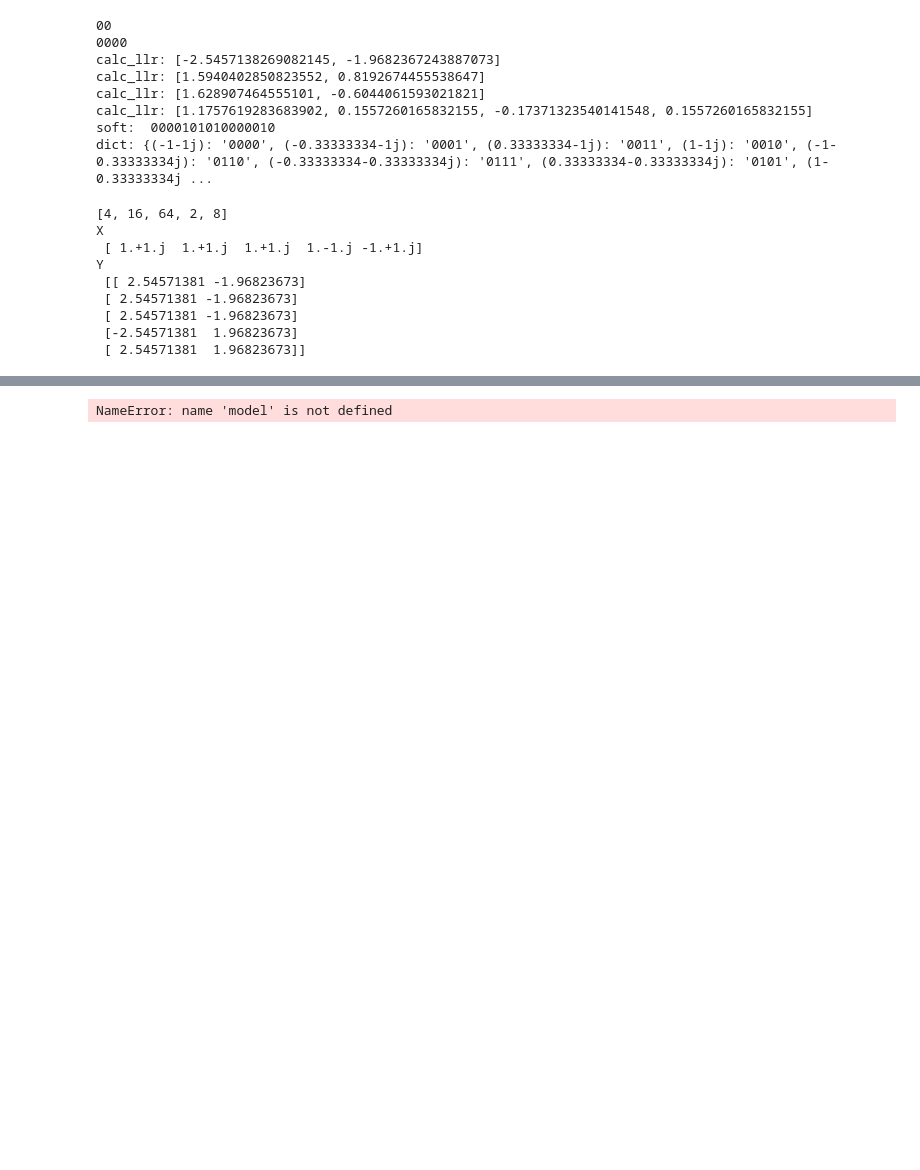
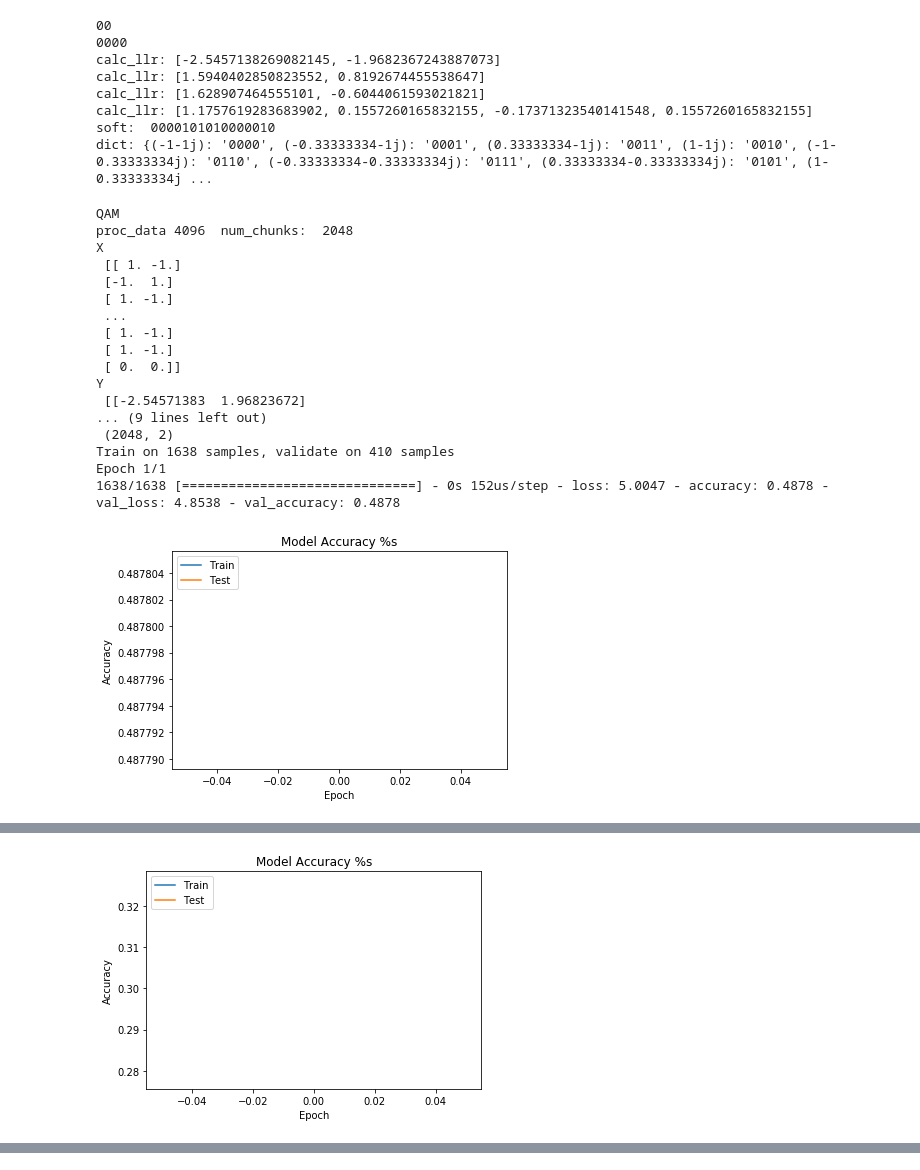
Before and after one commit to AndrewBraunEE/UCLA-ECE-C147-Deep-Learning-and-Neural-Network-Architecture, a Jupyter notebook: Project/EE132A & ECE C147 Soft Decision Project.ipynb, the cells around one changed output, grey strips where cells are left out. Saved outputs shown, nothing was run; the diff lists cells and outputs as text; code cells hidden in the pictures; blank space fills up the shorter version.

Commit message:
Basic ML Training Working

```diff
--- a/Project/EE132A & ECE C147 Soft Decision Project.ipynb
+++ b/Project/EE132A & ECE C147 Soft Decision Project.ipynb
@@ -33,7 +33,7 @@ class BasicModem:
     def TX(self, payload_data): #String type input
         syms_out = np.zeros(int(len(payload_data)/self.bit_num), dtype=np.complex64)
         cnt = 0
-        for i in range(0, len(payload_data), self.bit_num):
+        for i in range(0, len(payload_data) - self.bit_num, self.bit_num):
             syms_out[cnt] = self.inv_dict[payload_data[i:i+self.bit_num]]
             cnt += 1
         return syms_out
@@ -44,7 +44,7 @@ class QAM(BasicModem):
         self.SAMP_RATE = SAMP_RATE
         dim_iq_axis = int(np.sqrt(NUM_SYMBOLS))
         self.coords = []
-        self.symbols = gray_code(dim_iq_axis)
+        self.symbols = gray_code(np.log2(NUM_SYMBOLS))
         MAX_ENERGY = np.sqrt(2) #For QAM with coordinates at (x=1,y=1), normalized energy: divide by sqrt(2)
         x = np.linspace(-1, 1, dim_iq_axis, dtype='complex64')
         x, y = np.meshgrid(x, x)
@@ -66,7 +66,7 @@ class PSK(BasicModem):
             cnt += 1
         #Above generates an array with the approximate locations of the symbols.
         self.dict = dict(zip(self.coords, self.symbols))
-        self.inv_dict = dict(zip(self.coords, self.coords))
+        self.inv_dict = dict(zip(self.symbols, self.coords))
         self.bit_num = int(np.log2(NUM_SYMBOLS))
         print(self.dict)
 # %%
@@ -613,24 +613,26 @@ calc_llr: [1.1757619283683902, 0.1557260165832155, -0.17371323540141548, 0.15572
 soft:  0000101010000010
 dict: {(-1-1j): '0000', (-0.33333334-1j): '0001', (0.33333334-1j): '0011', (1-1j): '0010', (-1-0.33333334j): '0110', (-0.33333334-0.33333334j): '0111', (0.33333334-0.33333334j): '0101', (1-0.33333334j ...
 # %%
-def generateModel(bps = 2):
+def generateModel(in_shape = 2, bps = 2):
     model = Sequential()
-    model.add(Dense(bps, input_dim=bps))
+    model.add(Dense(in_shape, input_shape=(in_shape, )))
+    model.add(Dense(in_shape*2, input_shape=(in_shape, )))
     model.add(Activation('relu'))
-    model.add(Dense(bps, input_dim=bps,
+    model.add(Dense(bps, input_shape=(bps, ),
                    kernel_regularizer=regularizers.l2(0.01),
                     activity_regularizer=regularizers.l1(0.01)))
     return model
 # %%
 #Generate randomized data now
 #Separate into training and test data
-
+%matplotlib inline
 from random import choice
 from sklearn.model_selection import KFold
 from sklearn.model_selection import cross_val_score
 from sklearn.model_selection import train_test_split
 from sklearn import metrics
-RAND_DATA_CREATE = 10
+RAND_DATA_CREATE = 64**2
+#RAND_DATA_CREATE = 8
 REYLEIGH_FADING = np.complex64(1.0)
 
 '''
@@ -641,46 +643,72 @@ myBPSK = PSK(NUM_SYMBOLS = 2)
 myPSK8 = PSK(NUM_SYMBOLS = 16)
 '''
 
 myModems = [myqam4, myqam16, myqam64, myBPSK, myPSK8]
 names = ['QAM', 'QAM16', 'QAM64', 'BPSK', 'PSK8']
 num_syms = [4,      16,     64,     2,        8]
 num_bits = [ k for k in (np.int_(num_syms)) ]
 losses = ['categorical_crossentropy']
 history_list = []
-print(num_bits)
+#print(num_bits)
 
 data = ''.join(choice('01') for _ in range(RAND_DATA_CREATE))
 Adam=optimizers.Adam(lr=0.0005, beta_1=0.9, beta_2=0.999, amsgrad=False)
 cnt_index = 0
+#print('qam64dict: ', myqam64.dict)
 for modem in myModems:
-    myModel = generateModel()
-    X = modem.TX(data)
+    print(names[cnt_index])
+    myModel = generateModel(bps = modem.bit_num)
+    #Process the data such that I'm sending an even number of bits through the modulator
+    length = len(data)
+    num_chunks = int(np.floor_divide(length, modem.bit_num))
+    proc_data = data[:length*num_chunks]
+    #print('proc_data',len(proc_data),' num_chunks: ', num_chunks)
+
+    X_pre = modem.TX(proc_data)
+    X = []
+    for x in X_pre:
+        X.append([x.real, x.imag])
+    X = np.array(X)
     y = []
     for symbol in X:
-        y.append(calc_llr(modem.dict, symbol, h=REYLEIGH_FADING))
+        complex_symbol = symbol[0] + 1j*symbol[1]
+        y.append(calc_llr(modem.dict, complex_symbol, h=REYLEIGH_FADING))
     y = np.array(y)
-    print('X\n', X, '\nY\n', y)
+    #print('X\n', X, '\nY\n', y)
+    #print('Xshape\n', X.shape, '\nYshape\n', y.shape)
 
     X_train, X_test, y_train, y_test = train_test_split(X, y, test_size = 0.2)
-    myModel.compile(loss='categorical_crossentropy', optimizer=Adam, metrics=['accuracy'])
-    history=myModel.fit(X_train, y_train, validation_data=(X_test, y_test), epochs=1000)
+
+    #print('X_train\n', X_train, '\nY_train\n', y_test)
+    #print('X_test\n', X_test, '\nY_test\n', y_test)
+    myModel.compile(loss='mean_squared_error', optimizer=Adam, metrics=['accuracy'])
+    history=myModel.fit(X_train, y_train, validation_data=(X_test, y_test), epochs=1000, verbose=0)
     history_list.append(history)
 
-    plt.plot(history.history['acc'])
-    plt.plot(history.history['val_acc'])
+    plt.plot(history.history['accuracy'])
+    plt.plot(history.history['val_accuracy'])
     plt.title('Model Accuracy %s'.format(names[cnt_index]))
     plt.ylabel('Accuracy')
     plt.xlabel('Epoch')
     plt.legend(['Train', 'Test'], loc='upper left')
     plt.show()
     cnt_index += 1
 # %% [output]
-[4, 16, 64, 2, 8]
+QAM
+proc_data 4096  num_chunks:  2048
 X
- [ 1.+1.j  1.+1.j  1.+1.j  1.-1.j -1.+1.j]
+ [[ 1. -1.]
+ [-1.  1.]
+ [ 1. -1.]
+ ...
+ [ 1. -1.]
+ [ 1. -1.]
+ [ 0.  0.]]
 Y
- [[ 2.54571381 -1.96823673]
- [ 2.54571381 -1.96823673]
- [ 2.54571381 -1.96823673]
- [-2.54571381  1.96823673]
- [ 2.54571381  1.96823673]]
+ [[-2.54571383  1.96823672]
+... (9 lines left out)
+ (2048, 2)
+Train on 1638 samples, validate on 410 samples
+Epoch 1/1
+1638/1638 [==============================] - 0s 152us/step - loss: 5.0047 - accuracy: 0.4878 - val_loss: 4.8538 - val_accuracy: 0.4878
+[figure, added]
@@ -687,0 +732 @@ ValueError: Error when checking input: expected dense_68_input to have shape (2,
+[figure, added]
@@ -694,5 +793,3 @@ test_data = np.array(X_test)
 #Run model. Make sure to regen this model to prevent overfitting
 history=model.fit(training_data, y_train, validation_data=(test_data, y_test), epochs=130)
 history_list.append(history)
-# %% [output]
-NameError: name 'model' is not defined
```
Also changed, not shown: parts of 2 cells of this notebook.
